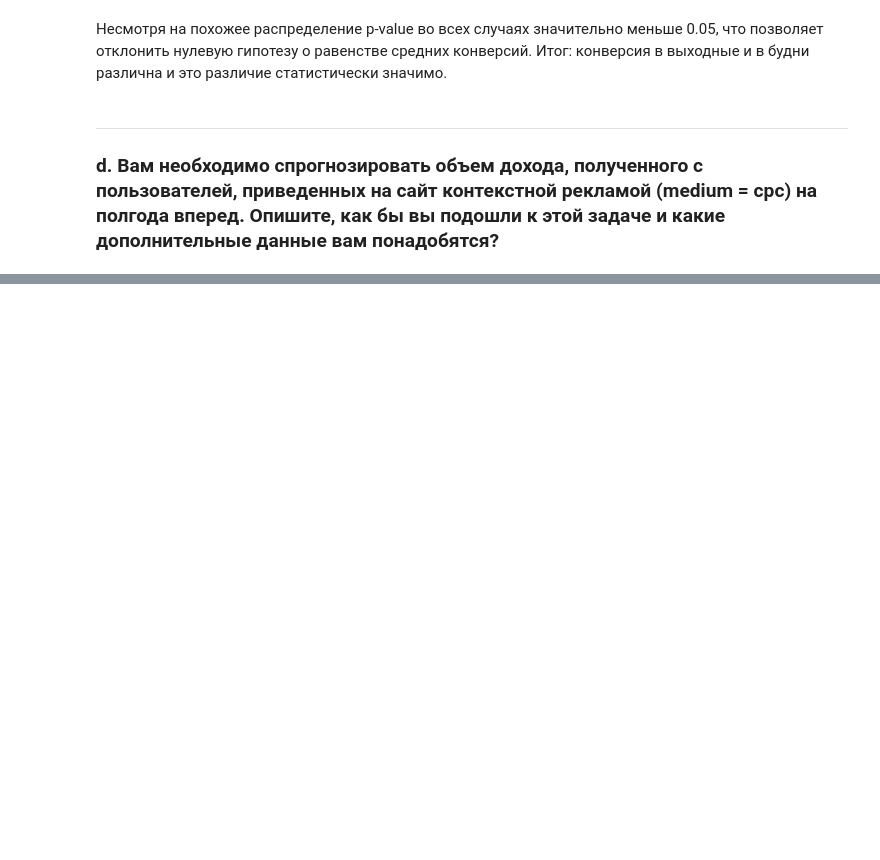
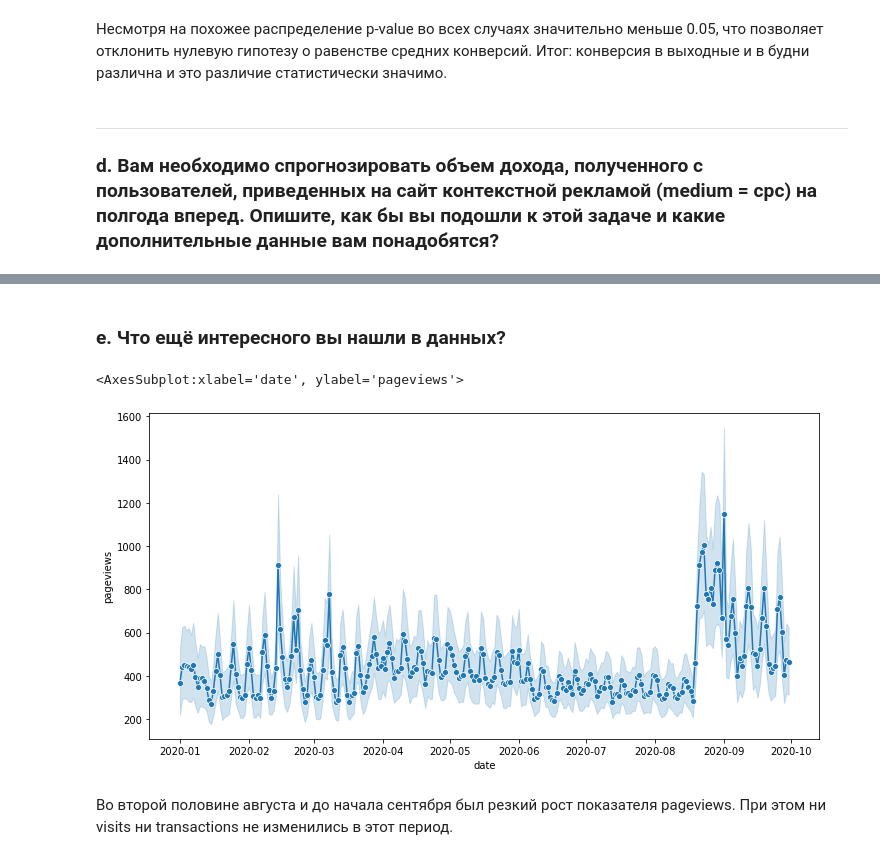
Before and after one commit to Lasiagrostis/per-aspera-ad-astra, a Jupyter notebook: Case_R.ipynb, the cells around one changed output, grey strips where cells are left out. Saved outputs shown, nothing was run; the diff lists cells and outputs as text; code cells hidden in the pictures; blank space fills up the shorter version.

```diff
--- a/Case_R.ipynb
+++ b/Case_R.ipynb
@@ -87,0 +93,10 @@ sns.lineplot(data=df.query("medium == 'cpc'"), x='date', y='revenue', marker='o'
+# %% [markdown]
+### e.	Что ещё интересного вы нашли в данных?
+# %%
+plt.figure(figsize=(12, 6))
+sns.lineplot(data=df, x='date', y='pageviews', marker='o')
+# %% [output]
+<AxesSubplot:xlabel='date', ylabel='pageviews'>
+[figure, added]
+# %% [markdown]
+Во второй половине августа и до начала сентября был резкий рост показателя pageviews. При этом ни visits ни transactions не изменились в этот период.
```
Also changed, not shown: parts of 4 cells of this notebook.
